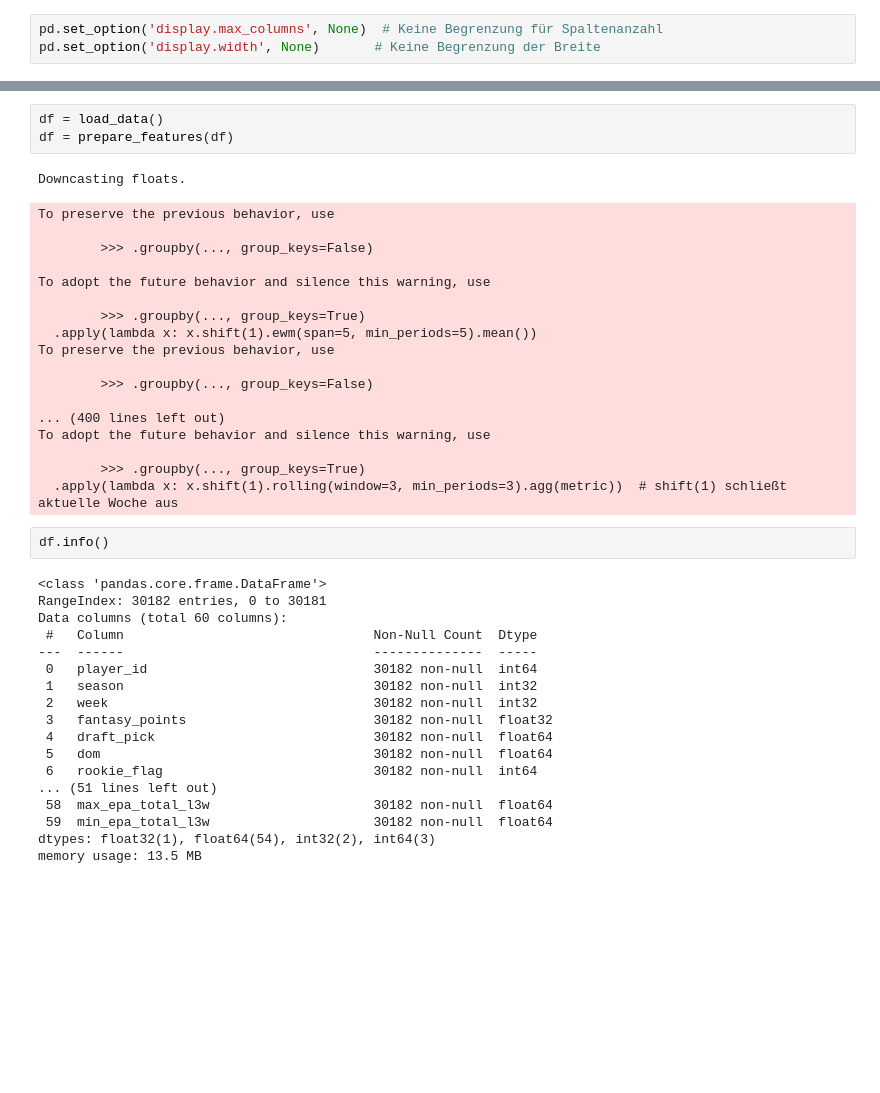
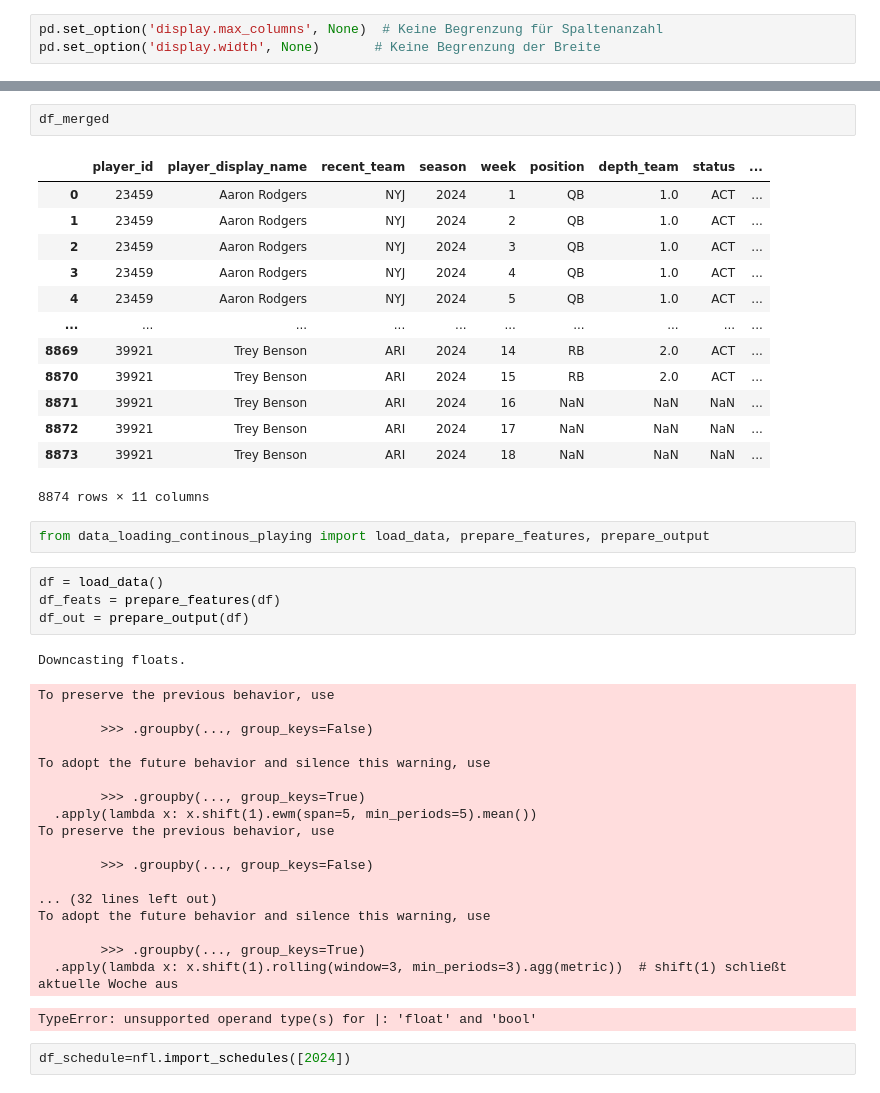
Before and after one commit to Joel-Arenz/ff_data_science, a Jupyter notebook: src/test.ipynb, the cells around one changed output, grey strips where cells are left out. Drawn from its saved outputs; the diff is of its cells as text; blank space fills up the shorter version.

```diff
--- a/src/test.ipynb
+++ b/src/test.ipynb
@@ -9,6 +104,25 @@ from data_loading import load_data, prepare_features
+# %%
+df_merged
+# %% [output]
+|  | player_id | player_display_name | recent_team | season | week | position | depth_team | status | ... |
+| 0 | 23459 | Aaron Rodgers | NYJ | 2024 | 1 | QB | 1.0 | ACT | ... |
+| 1 | 23459 | Aaron Rodgers | NYJ | 2024 | 2 | QB | 1.0 | ACT | ... |
+| 2 | 23459 | Aaron Rodgers | NYJ | 2024 | 3 | QB | 1.0 | ACT | ... |
+| 3 | 23459 | Aaron Rodgers | NYJ | 2024 | 4 | QB | 1.0 | ACT | ... |
+| 4 | 23459 | Aaron Rodgers | NYJ | 2024 | 5 | QB | 1.0 | ACT | ... |
+| ... | ... | ... | ... | ... | ... | ... | ... | ... | ... |
+| 8869 | 39921 | Trey Benson | ARI | 2024 | 14 | RB | 2.0 | ACT | ... |
+| 8870 | 39921 | Trey Benson | ARI | 2024 | 15 | RB | 2.0 | ACT | ... |
+| 8871 | 39921 | Trey Benson | ARI | 2024 | 16 | NaN | NaN | NaN | ... |
+| 8872 | 39921 | Trey Benson | ARI | 2024 | 17 | NaN | NaN | NaN | ... |
+| 8873 | 39921 | Trey Benson | ARI | 2024 | 18 | NaN | NaN | NaN | ... |
+8874 rows × 11 columns
+# %%
+from data_loading_continous_playing import load_data, prepare_features, prepare_output
 # %%
 df = load_data()
-df = prepare_features(df)
+df_feats = prepare_features(df)
+df_out = prepare_output(df)
 # %% [output]
 Downcasting floats.
 To preserve the previous behavior, use
@@ -23,28 +137,11 @@ To preserve the previous behavior, use
 
         >>> .groupby(..., group_keys=False)
 
-... (400 lines left out)
+... (32 lines left out)
 To adopt the future behavior and silence this warning, use
 
         >>> .groupby(..., group_keys=True)
   .apply(lambda x: x.shift(1).rolling(window=3, min_periods=3).agg(metric))  # shift(1) schließt aktuelle Woche aus
+TypeError: unsupported operand type(s) for |: 'float' and 'bool'
-# %%
-df.info()
-# %% [output]
-<class 'pandas.core.frame.DataFrame'>
-RangeIndex: 30182 entries, 0 to 30181
-Data columns (total 60 columns):
- #   Column                                Non-Null Count  Dtype
----  ------                                --------------  -----
- 0   player_id                             30182 non-null  int64
- 1   season                                30182 non-null  int32
- 2   week                                  30182 non-null  int32
- 3   fantasy_points                        30182 non-null  float32
- 4   draft_pick                            30182 non-null  float64
- 5   dom                                   30182 non-null  float64
- 6   rookie_flag                           30182 non-null  int64
-... (51 lines left out)
- 58  max_epa_total_l3w                     30182 non-null  float64
- 59  min_epa_total_l3w                     30182 non-null  float64
-dtypes: float32(1), float64(54), int32(2), int64(3)
-memory usage: 13.5 MB
+# %%
+df_schedule=nfl.import_schedules([2024])
```
Also changed, not shown: parts of 3 cells of this notebook, 5 other files.
